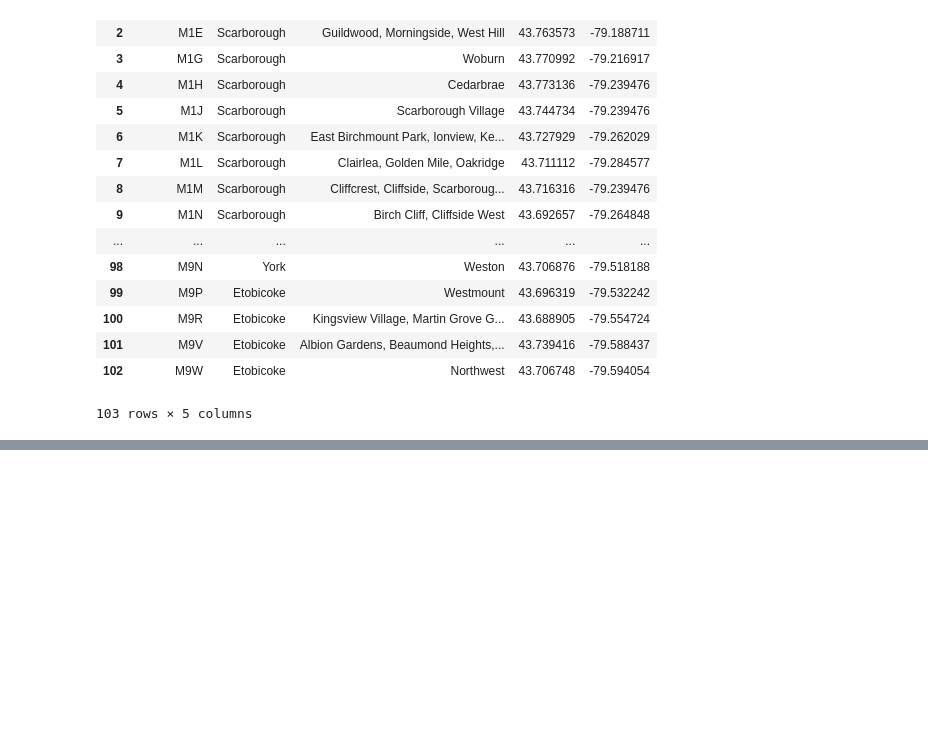
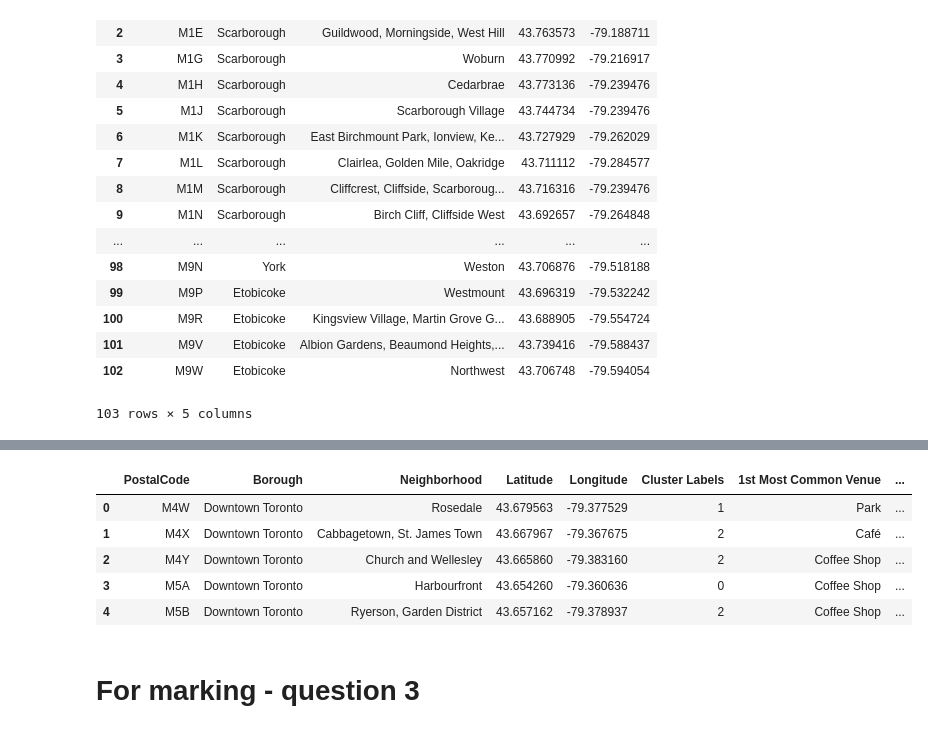
Before and after one commit to minhphan1986/Coursera_Capstone, a Jupyter notebook: Capstone_Project_course.ipynb, the cells around one changed output, grey strips where cells are left out. Saved outputs shown, nothing was run; the diff lists cells and outputs as text; code cells hidden in the pictures; blank space fills up the shorter version.

```diff
--- a/Capstone_Project_course.ipynb
+++ b/Capstone_Project_course.ipynb
@@ -159,0 +351,27 @@ print('CLIENT_SECRET:' + CLIENT_SECRET)
+# %%
+def return_most_common_venues(row, num_top_venues):
+    row_categories = row.iloc[1:]
+    row_categories_sorted = row_categories.sort_values(ascending=False)
+
+    return row_categories_sorted.index.values[0:num_top_venues]
+
+num_top_venues = 10
+
+indicators = ['st', 'nd', 'rd']
+
+# create columns according to number of top venues
+columns = ['Neighborhood']
+for ind in np.arange(num_top_venues):
+    try:
+        columns.append('{}{} Most Common Venue'.format(ind+1, indicators[ind]))
+    except:
+        columns.append('{}th Most Common Venue'.format(ind+1))
+
+# create a new dataframe
+neighborhoods_venues_sorted = pd.DataFrame(columns=columns)
+neighborhoods_venues_sorted['Neighborhood'] = toronto_grouped['Neighborhood']
+
+for ind in np.arange(toronto_grouped.shape[0]):
+    neighborhoods_venues_sorted.iloc[ind, 1:] = return_most_common_venues(toronto_grouped.iloc[ind, :], num_top_venues)
+
+neighborhoods_venues_sorted.head()
@@ -159,0 +385,19 @@ print('CLIENT_SECRET:' + CLIENT_SECRET)
+# %%
+# add clustering labels
+neighborhoods_venues_sorted.insert(0, 'Cluster Labels', kmeans.labels_)
+
+toronto_merged = toronto_data
+
+# merge toronto_grouped with toronto_data to add latitude/longitude for each neighborhood
+toronto_merged = toronto_merged.join(neighborhoods_venues_sorted.set_index('Neighborhood'), on='Neighborhood')
+
+toronto_merged.head() # check the last columns!
+# %% [output]
+|  | PostalCode | Borough | Neighborhood | Latitude | Longitude | Cluster Labels | 1st Most Common Venue | ... |
+| 0 | M4W | Downtown Toronto | Rosedale | 43.679563 | -79.377529 | 1 | Park | ... |
+| 1 | M4X | Downtown Toronto | Cabbagetown, St. James Town | 43.667967 | -79.367675 | 2 | Café | ... |
+| 2 | M4Y | Downtown Toronto | Church and Wellesley | 43.665860 | -79.383160 | 2 | Coffee Shop | ... |
+| 3 | M5A | Downtown Toronto | Harbourfront | 43.654260 | -79.360636 | 0 | Coffee Shop | ... |
+| 4 | M5B | Downtown Toronto | Ryerson, Garden District | 43.657162 | -79.378937 | 2 | Coffee Shop | ... |
+# %% [markdown]
+# For marking - question 3
```
Also changed, not shown: parts of 17 cells of this notebook.
